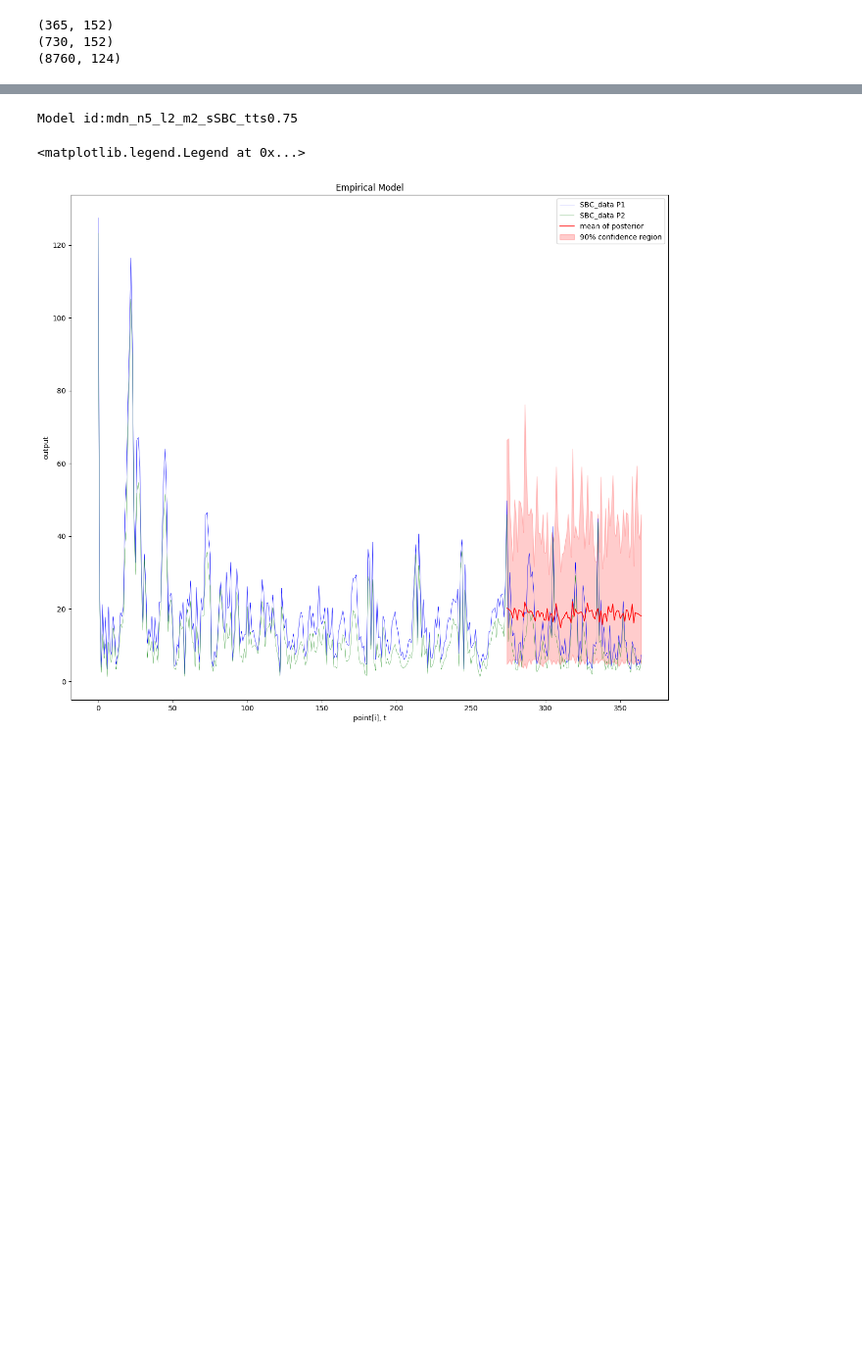
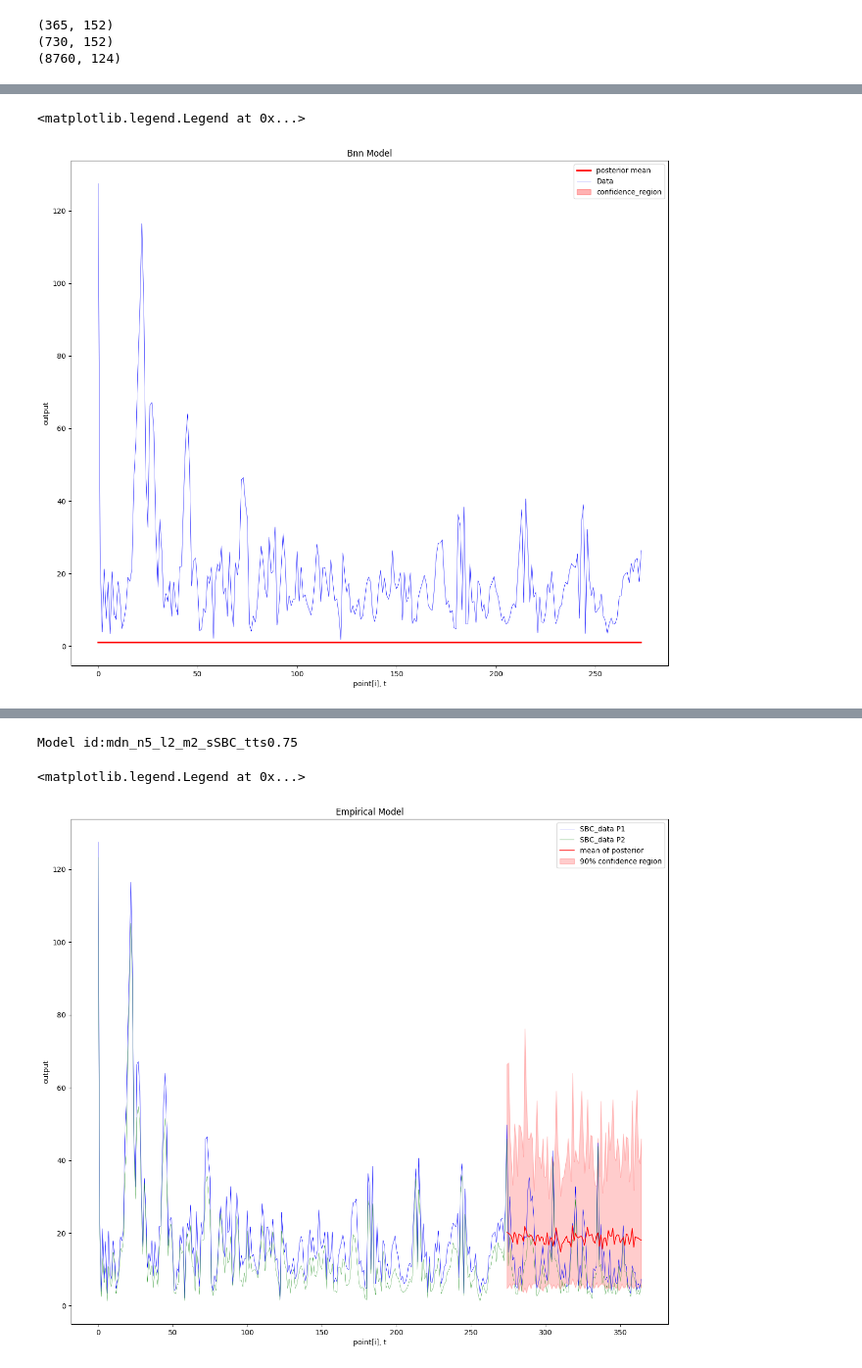
Before and after one commit to palikar/PollutionDev, a Jupyter notebook: model_training.ipynb, the cells around one changed output, grey strips where cells are left out. Shown at 98% size. Saved outputs shown, nothing was run; the diff lists cells and outputs as text; code cells hidden in the pictures; blank space fills up the shorter version.

```diff
--- a/model_training.ipynb
+++ b/model_training.ipynb
@@ -149,19 +146,16 @@ print(y_train.shape, y_test.shape)
 # %%
-neurons_per_inner_bnn = 5
+neurons_per_inner_bnn = 20
 inner_layer_cnt_bnn = 2
 
-
-batch_size_bnn = 200
-epochs_bnn = 1000
-updates_per_batch_bnn = 5
-
 layers = []
-for i in range(updates_per_batch_bnn):
+for i in range(inner_layer_cnt_bnn):
     layers.append(neurons_per_inner_bnn)
 
-model_id = "bnn_n"+str(neurons_per_inner_bnn)+"_l"+str(inner_layer_cnt_bnn)+"_s"+str(station)+"_tts" + str(train_per)
-model = Bnn(model_id)
+
+model_id = "bnn_n"+str(neurons_per_inner_bnn)+"_l"+str(inner_layer_cnt_bnn)+"_s"+str(station)+"_tts" + str(train_per) + "_v" + value + "_p" + period
+
 
 
 print("Model id:" + model_id)
+print("Layers:" + str(layers))
 # %% [output]
@@ -172,2 +173,6 @@ model.build(2,1, layers)
+# %%
+batch_size_bnn = y_train.shape[0]
+epochs_bnn = 10000
+updates_per_batch_bnn = 2
 # %%
-#model.fit(X_train, y_train, M=batch_size, updates_per_batch=updates_per_batch, epochs=epochs)
+model.fit(X_train, y_train, M=batch_size_bnn, updates_per_batch=updates_per_batch_bnn, epochs=epochs_bnn)
@@ -176,2 +184,28 @@ Some basic tests on the test set
 # %%
 #model.save("./env/models/" + model_id +"/", model_id)
+# %%
+plt.figure(figsize=(15,13), dpi=100)
+
+
+plt.title("Bnn Model")
+plt.xlabel("point[i], t")
+plt.ylabel("output")
+
+samples = 100
+outputs = model.evaluate(X_train, samples)
+outputs = outputs.reshape(samples,X_train.shape[0])
+
+line, = plt.plot(np.arange(len(outputs[0].reshape(-1))), np.mean(outputs, 0).reshape(-1),'r', lw=2, label="posterior mean")
+
+plt.fill_between(np.arange(len(outputs[0].reshape(-1))),
+                np.percentile(outputs, 5, axis=0),
+                np.percentile(outputs, 95, axis=0),
+                color=line.get_color(), alpha = 0.3, label="confidence_region")
+
+plt.plot(np.arange(y_train.shape[0]) ,y_train, '-b' , linewidth=0.5,label='Data')
+
+
+plt.legend()
+# %% [output]
+<matplotlib.legend.Legend at 0x...>
+[figure, added]
```
Also changed, not shown: parts of 16 cells of this notebook, 7 other files.
